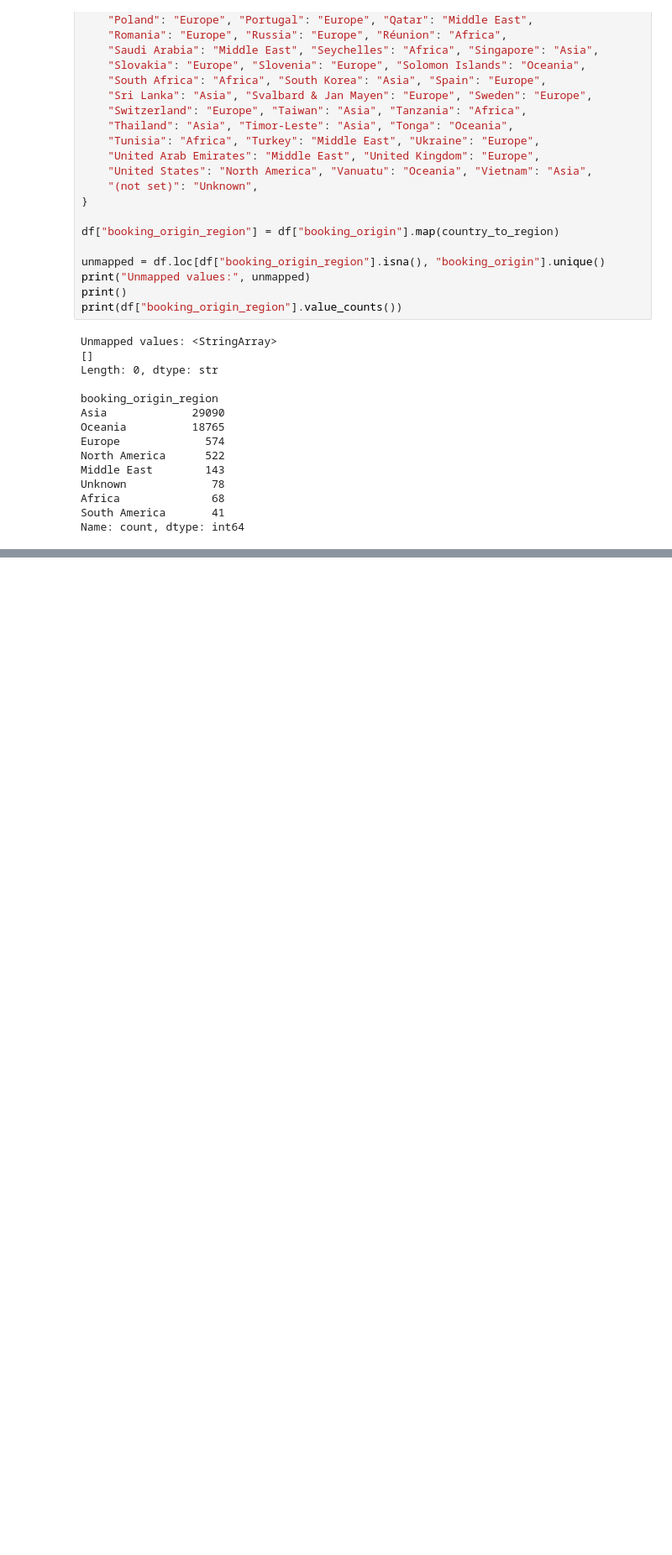
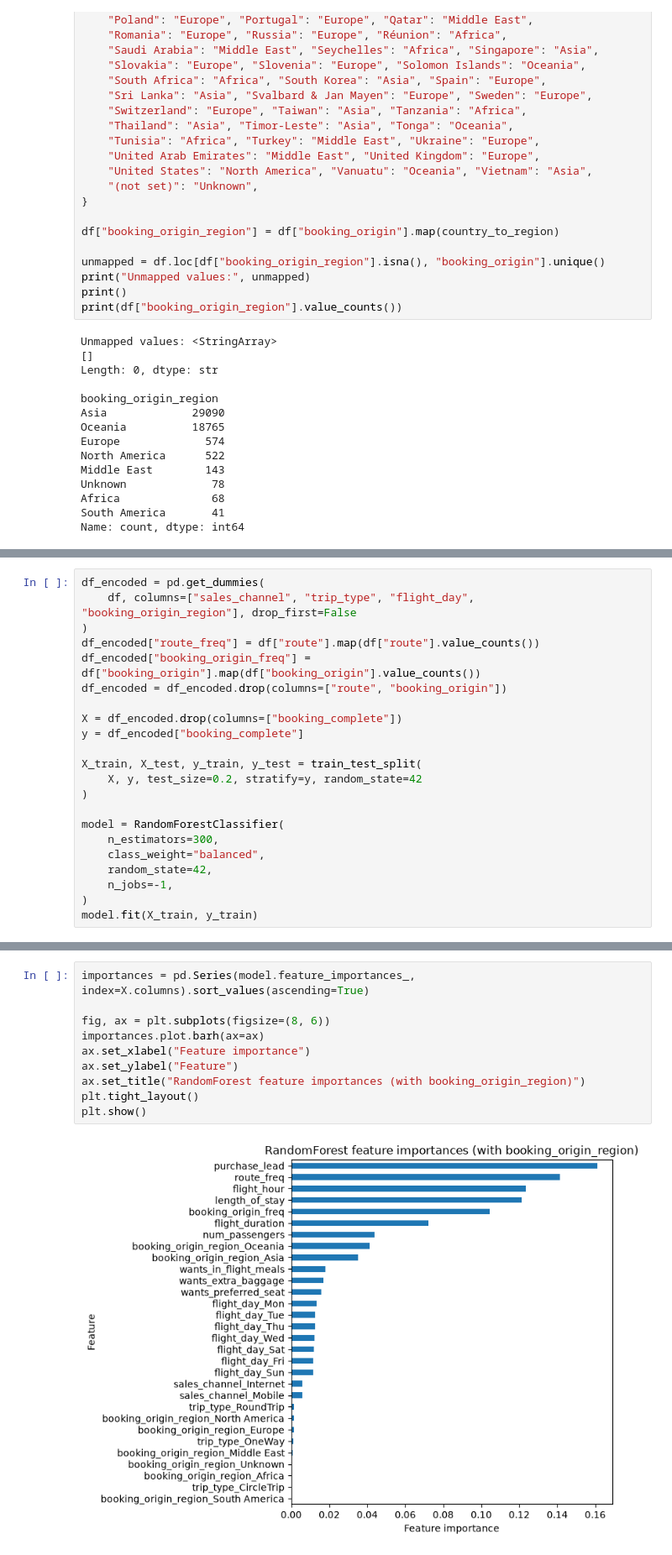
Before and after one commit to n-markov/ba-forage-data-science, a Jupyter notebook: notebooks/task2.ipynb, the cells around one changed output, grey strips where cells are left out. Shown at 84% size. Cells and saved outputs as stored; diff of their text form; blank space fills up the shorter version.

Commit message:
Add booking_origin region grouping feature

```diff
--- a/notebooks/task2.ipynb
+++ b/notebooks/task2.ipynb
@@ -354,0 +359,22 @@ Name: count, dtype: int64
+# %%
+df_encoded = pd.get_dummies(
+    df, columns=["sales_channel", "trip_type", "flight_day", "booking_origin_region"], drop_first=False
+)
+df_encoded["route_freq"] = df["route"].map(df["route"].value_counts())
+df_encoded["booking_origin_freq"] = df["booking_origin"].map(df["booking_origin"].value_counts())
+df_encoded = df_encoded.drop(columns=["route", "booking_origin"])
+
+X = df_encoded.drop(columns=["booking_complete"])
+y = df_encoded["booking_complete"]
+
+X_train, X_test, y_train, y_test = train_test_split(
+    X, y, test_size=0.2, stratify=y, random_state=42
+)
+
+model = RandomForestClassifier(
+    n_estimators=300,
+    class_weight="balanced",
+    random_state=42,
+    n_jobs=-1,
+)
+model.fit(X_train, y_train)
@@ -354,0 +420,12 @@ Name: count, dtype: int64
+# %%
+importances = pd.Series(model.feature_importances_, index=X.columns).sort_values(ascending=True)
+
+fig, ax = plt.subplots(figsize=(8, 6))
+importances.plot.barh(ax=ax)
+ax.set_xlabel("Feature importance")
+ax.set_ylabel("Feature")
+ax.set_title("RandomForest feature importances (with booking_origin_region)")
+plt.tight_layout()
+plt.show()
+# %% [output]
+[figure, added]
```
Also changed, not shown: parts of 4 cells of this notebook.
